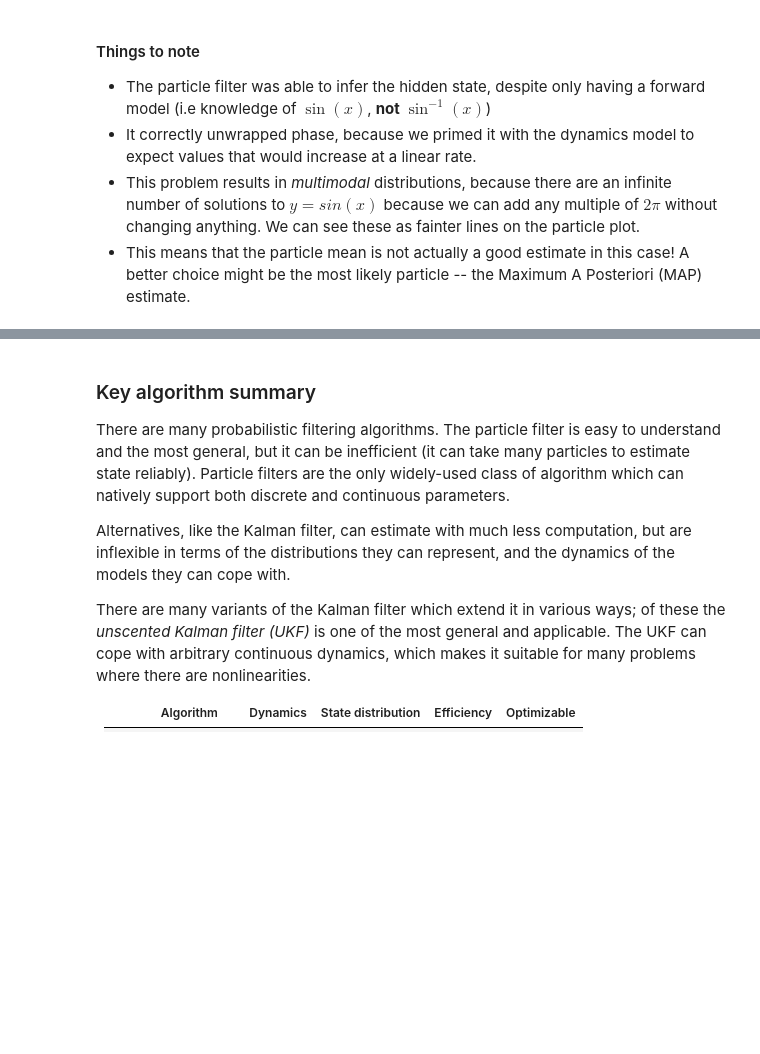
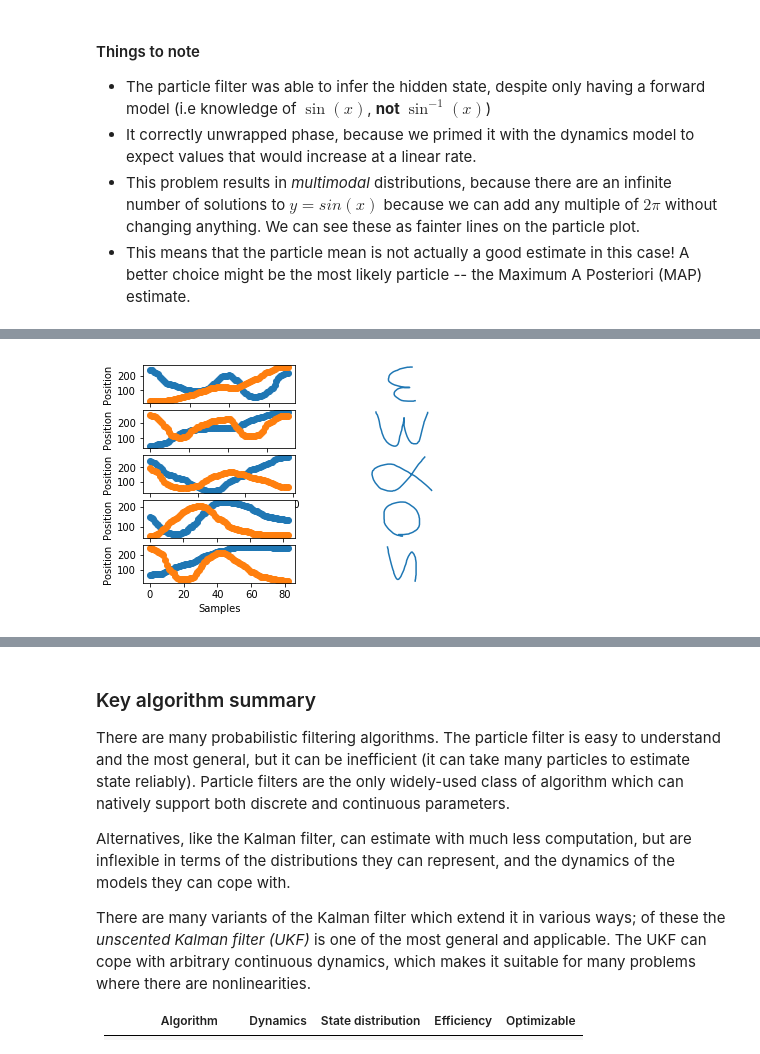
Before and after one commit to johnhw/probabilisticfiltering, a Jupyter notebook: ProbabilisticFiltering.ipynb, the cells around one changed output, grey strips where cells are left out. Drawn from its saved outputs; the diff is of its cells as text; code cells hidden in the pictures; blank space fills up the shorter version.

```diff
--- a/ProbabilisticFiltering.ipynb
+++ b/ProbabilisticFiltering.ipynb
@@ -434,0 +447,17 @@ We can see these as fainter lines on the particle plot.
+# %%
+plt.figure()
+for i in range(n_gestures):
+    plt.subplot(n_gestures,2,i*2+1)
+    path = g.gestures[i]
+    plt.plot(path[:,0], 'oC0')
+    plt.plot(path[:,0], '-C0')
+    plt.plot(path[:,1], 'oC1')
+    plt.plot(path[:,1], '-C1')
+    plt.xlabel("Samples")
+    plt.ylabel("Position")
+    plt.subplot(n_gestures,2,i*2+2)
+    plt.plot(path[:,0], path[:,1], 'C0')
+    plt.axis("equal")
+    plt.axis("off")
+# %% [output]
+[figure, added]
```
Also changed, not shown: parts of 22 cells of this notebook, 1 other file.
